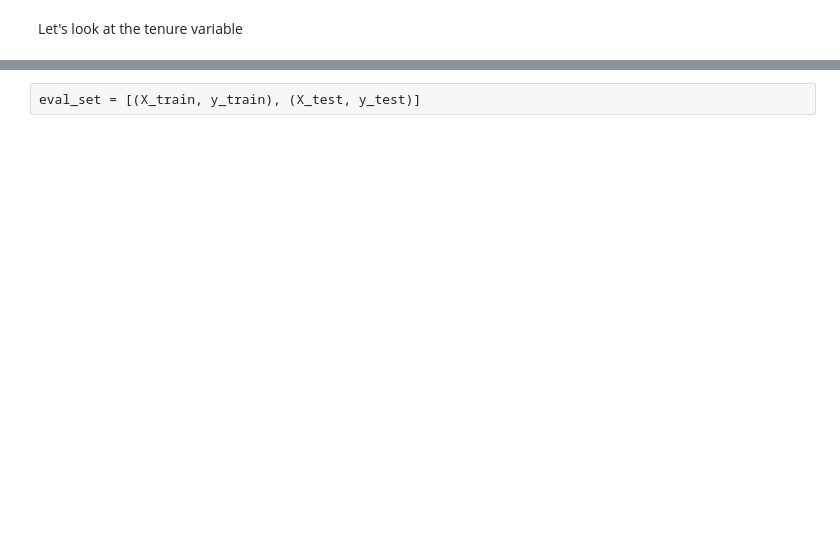
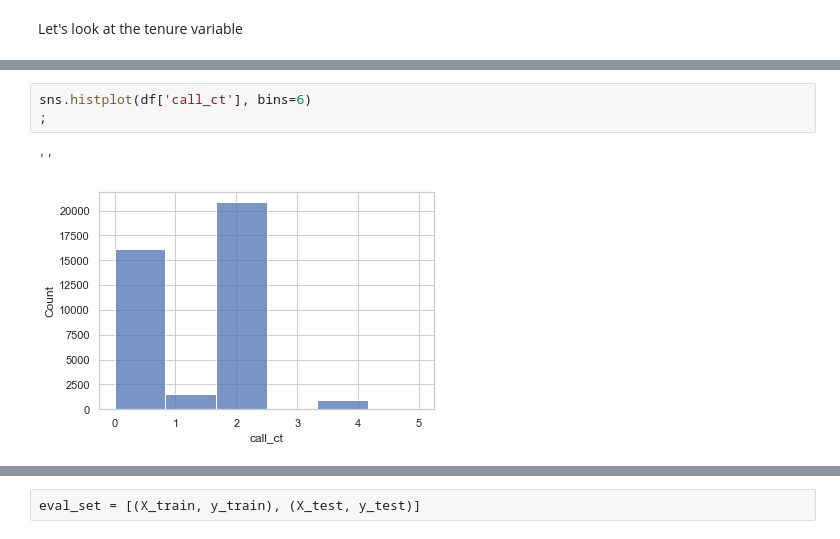
Before and after one commit to topgreg/VG-Assessment, a Jupyter notebook: VG - Assessment - Welliver.ipynb, the cells around one changed output, grey strips where cells are left out. Cells and saved outputs as stored; diff of their text form; blank space fills up the shorter version.

```diff
--- a/VG - Assessment - Welliver.ipynb
+++ b/VG - Assessment - Welliver.ipynb
@@ -285,0 +587,6 @@ plt.subplots_adjust(hspace=0.5)
+# %%
+sns.histplot(df['call_ct'], bins=6)
+;
+# %% [output]
+''
+[figure, added]
```
Also changed, not shown: parts of 152 cells of this notebook.
